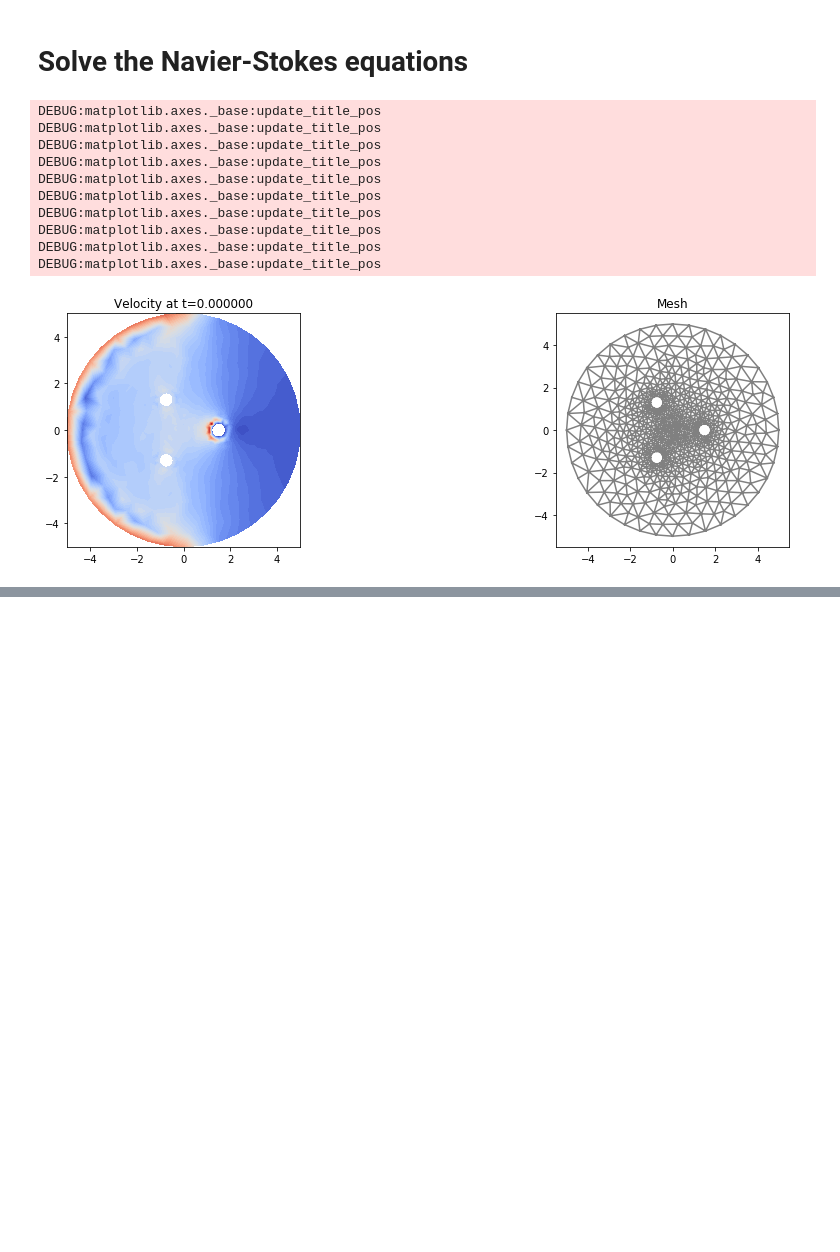
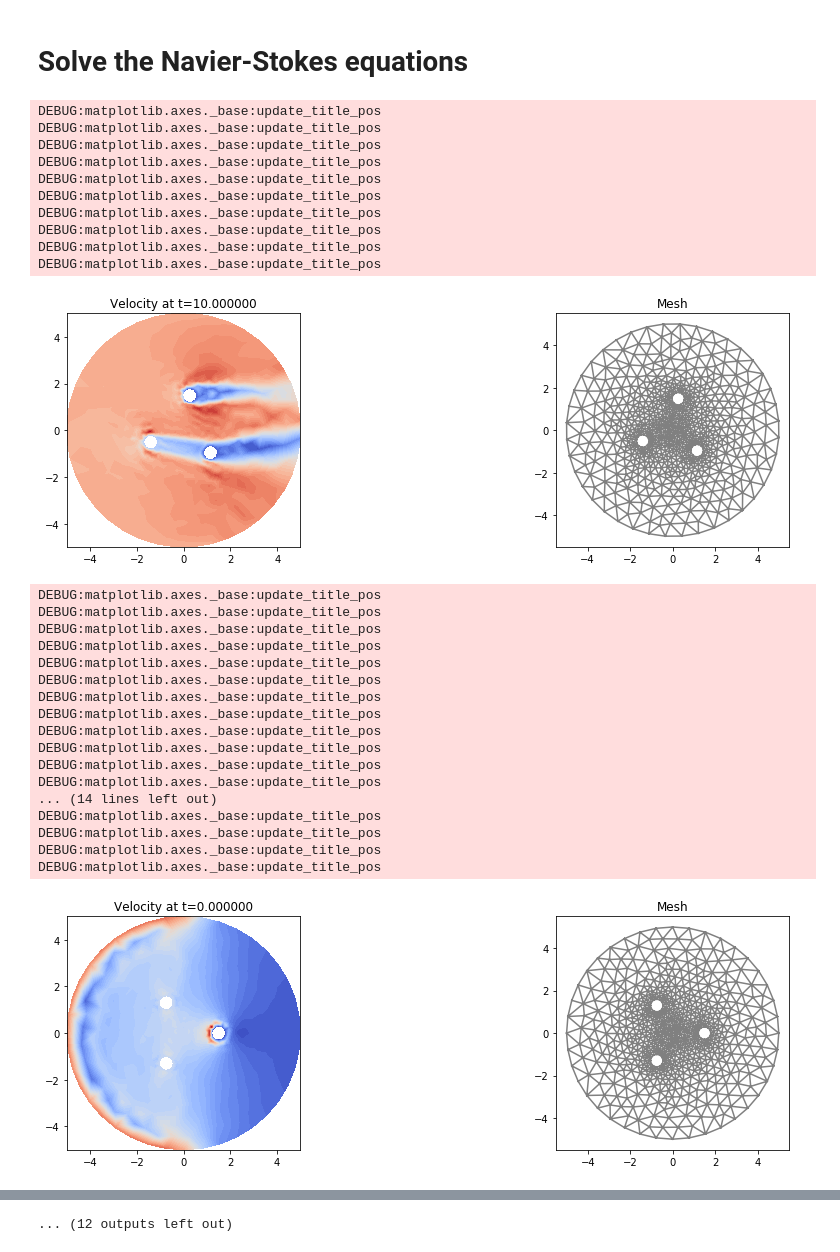
Before and after one commit to van-dang/VAWT-Cloud, a Jupyter notebook: DFS_ALE_2D.ipynb, the cells around one changed output, grey strips where cells are left out. Drawn from its saved outputs; the diff is of its cells as text; code cells hidden in the pictures; blank space fills up the shorter version.

```diff
--- a/DFS_ALE_2D.ipynb
+++ b/DFS_ALE_2D.ipynb
@@ -166,32 +166,50 @@ class Beta(UserExpression):
 beta = Beta()
 
 k = 0.2; nu = 1e-6; d = 0.2*h # Timestep, viscosity and stabilization parameters
-t, T = 0., 10.; gamma = 10*1./h # Time interval and penalty parameter
+t, T = 0., 20.; gamma = 10*1./h # Time interval and penalty parameter
 
 theta = 0.5 # 0.5 - Midpoint rule, 1.0 - Implicit Euler, 0.0 - Explicit Euler
 while t < T: # Time-stepping loop
   if t<2.0:
       rad_angle = 0
   else:
       rad_angle = -pi/180.;
   beta.set(rad_angle, k)
   mesh.rotate(rad_angle*180./pi);
   um = theta*u + (1.0-theta)*u0 # Weak residual of stabilized FEM for Navier-Stokes eq.
   r = ((inner((u - u0)/k + grad(p) + grad(um)*(um-beta), v) + nu*inner(grad(um), grad(v)) + div(um)*q)*dx +
        gamma*(om*p*q + im*inner(u - uin, v) + nm*inner(u, v))*ds + # Weak boundary conditions
       d*(inner(grad(p) + grad(um)*(um), grad(q) + grad(um)*v) + inner(div(um), div(v)))*dx) # Stabilization
   solve(r==0, w)  # Solve the Navier-Stokes PDE (one timestep)
   pl, ax = plot_compact(u, t, stepcounter, Q, pl, ax) # Plot all quantities (see implementation above)
   t += k; stepcounter += 1; u0 = project(u, V); # Shift to next timestep
 # %% [output]
 DEBUG:matplotlib.axes._base:update_title_pos
 DEBUG:matplotlib.axes._base:update_title_pos
 DEBUG:matplotlib.axes._base:update_title_pos
 DEBUG:matplotlib.axes._base:update_title_pos
 DEBUG:matplotlib.axes._base:update_title_pos
 DEBUG:matplotlib.axes._base:update_title_pos
 DEBUG:matplotlib.axes._base:update_title_pos
 DEBUG:matplotlib.axes._base:update_title_pos
 DEBUG:matplotlib.axes._base:update_title_pos
 DEBUG:matplotlib.axes._base:update_title_pos
-[figure, old version]
+[figure, new version]
+DEBUG:matplotlib.axes._base:update_title_pos
+DEBUG:matplotlib.axes._base:update_title_pos
+DEBUG:matplotlib.axes._base:update_title_pos
+DEBUG:matplotlib.axes._base:update_title_pos
+DEBUG:matplotlib.axes._base:update_title_pos
+DEBUG:matplotlib.axes._base:update_title_pos
+DEBUG:matplotlib.axes._base:update_title_pos
+DEBUG:matplotlib.axes._base:update_title_pos
+DEBUG:matplotlib.axes._base:update_title_pos
+DEBUG:matplotlib.axes._base:update_title_pos
+DEBUG:matplotlib.axes._base:update_title_pos
+DEBUG:matplotlib.axes._base:update_title_pos
+... (14 lines left out)
+DEBUG:matplotlib.axes._base:update_title_pos
+DEBUG:matplotlib.axes._base:update_title_pos
+DEBUG:matplotlib.axes._base:update_title_pos
+DEBUG:matplotlib.axes._base:update_title_pos
+[figure, added]
@@ -197,0 +252 @@ DEBUG:matplotlib.axes._base:update_title_pos
+... (12 outputs left out)
```
Also changed, not shown: parts of 1 cell of this notebook.
